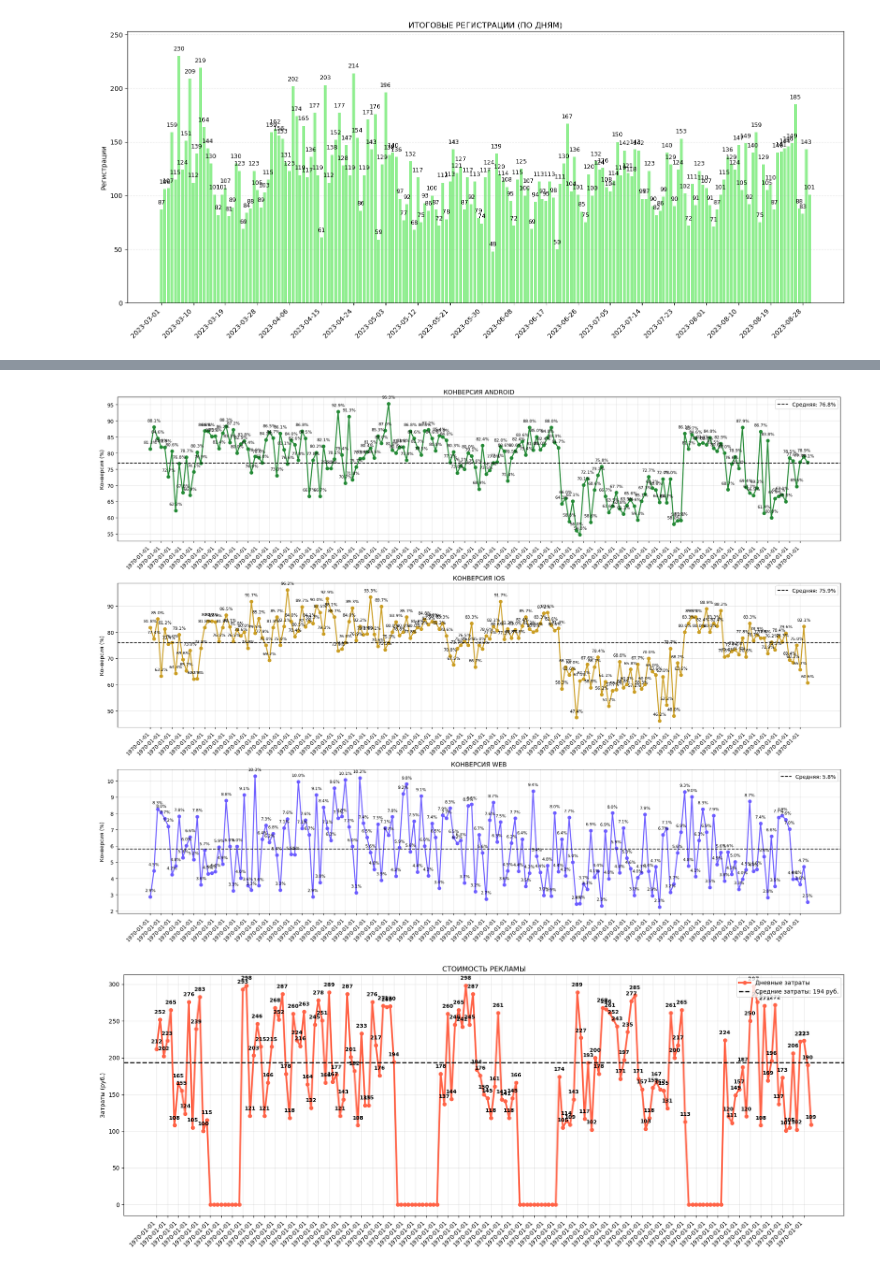
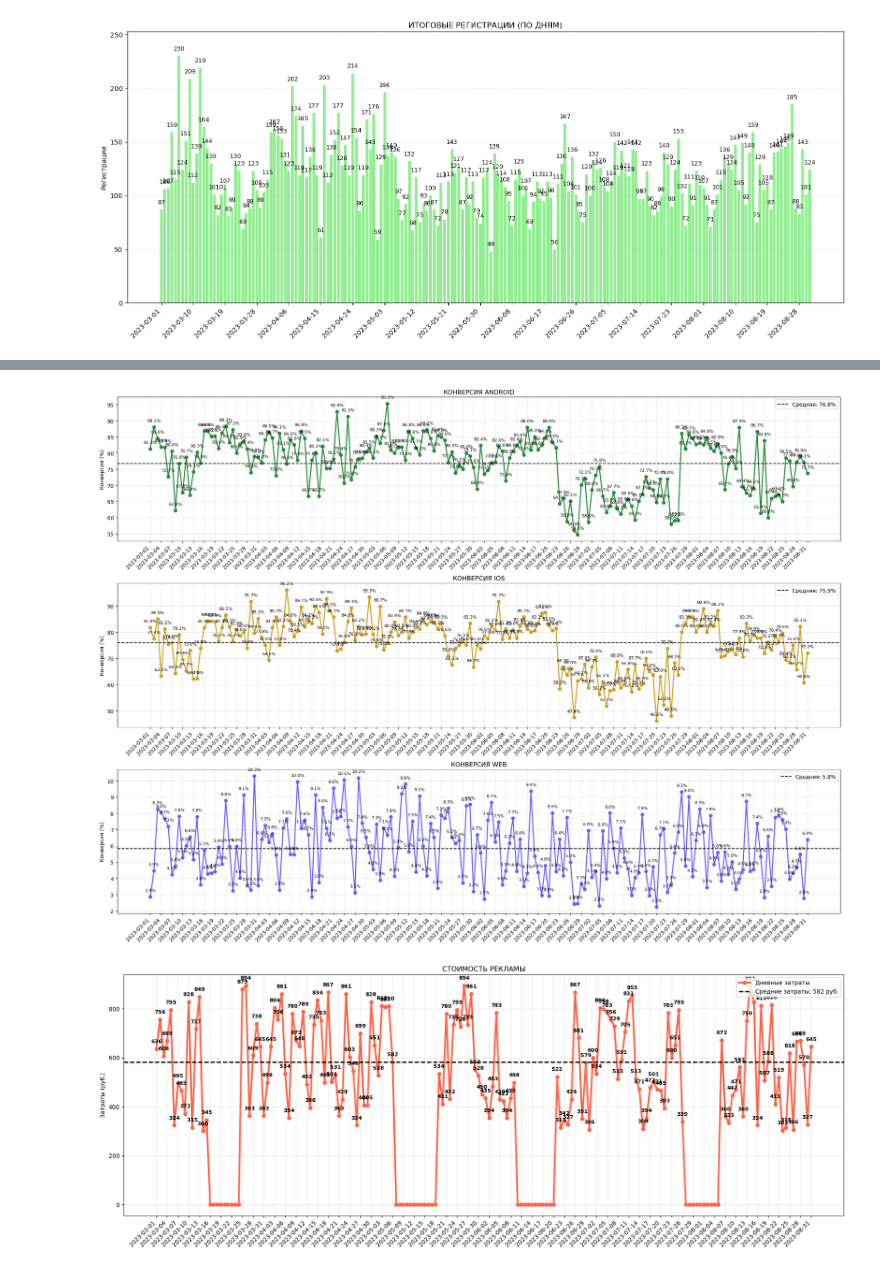
Before and after one commit to EvgenyPerevera/data-analytics-project-100, a Jupyter notebook: charts_project.ipynb, the cells around one changed output, grey strips where cells are left out. Cells and saved outputs as stored; diff of their text form; code cells hidden in the pictures.

```diff
--- a/charts_project.ipynb
+++ b/charts_project.ipynb
@@ -627,13 +646,24 @@ plt.show()
 fig, axes = plt.subplots(3, 1, figsize=(20, 15))
 step = 3
 platform_data = final_df.copy()
+
+# Преобразуем date_group в datetime для фильтрации
+platform_data['date_group_dt'] = pd.to_datetime(platform_data['date_group'], unit='ms')
+
+# Фильтруем по дате
+start_date = pd.Timestamp(START_DATE)
+end_date = pd.Timestamp(END_DATE)
+platform_data = platform_data[
+    (platform_data['date_group_dt'] >= start_date) &
+    (platform_data['date_group_dt'] <= end_date)
+].copy()
+
 for idx, platform in enumerate(['android', 'ios', 'web']):
     ax = axes[idx]
-    platform_df = platform_data.query('platform == @platform').sort_values('date_group')
-    platform_df['date_group'] = pd.to_datetime(platform_df['date_group'])
+    platform_df = platform_data.query('platform == @platform').sort_values('date_group_dt')
 
     x_positions = range(len(platform_df))
-    dates = platform_df['date_group'].dt.strftime('%Y-%m-%d')
+    dates = platform_df['date_group_dt'].dt.strftime('%Y-%m-%d')
 
     ax.plot(x_positions, platform_df['conversion'],
             color=["#238935", "#CB9E24", "#6C5CFF"][idx], linewidth=2, marker='o')
@@ -659,23 +689,37 @@ for idx, platform in enumerate(['android', 'ios', 'web']):
 
 plt.tight_layout()
 
-#Сохраняем и показываем график
+# Сохраняем и показываем график
 plt.savefig(charts_dir / 'total_conversion_by_platform.png', dpi=300, bbox_inches='tight')
 plt.show()
 # %% [output]
-[figure, old version]
+[figure, new version]
 # %%
 # ГРАФИК СТОИМОСТИ РЕКЛАМЫ
 
 plt.figure(figsize=(18, 7))
 
 # Преобразуем даты
-ads_final['date_group_dt'] = pd.to_datetime(ads_final['date_group'])
-dates_formatted = ads_final['date_group_dt'].dt.strftime('%Y-%m-%d')
-x_positions = range(len(ads_final))
+ads_final['date_group_dt'] = pd.to_datetime(ads_final['date_group'], unit='ms')
+
+# Фильтруем по дате
+start_date = pd.Timestamp(START_DATE)
+end_date = pd.Timestamp(END_DATE)
+filtered_ads = ads_final[(ads_final['date_group_dt'] >= start_date) &
+                        (ads_final['date_group_dt'] <= end_date)].copy()
+
+# Агрегируем затраты по дням (суммируем по всем платформам за день)
+daily_costs = filtered_ads.groupby('date_group_dt')['cost'].sum().reset_index()
+
+# Сортируем по дате
+daily_costs = daily_costs.sort_values('date_group_dt')
+
+# Форматируем даты
+dates_formatted = daily_costs['date_group_dt'].dt.strftime('%Y-%m-%d')
+x_positions = range(len(daily_costs))
 
 # Строим график
-plt.plot(x_positions, ads_final['cost'],
+plt.plot(x_positions, daily_costs['cost'],
          color='tomato',
          linewidth=3,
          marker='o',
@@ -683,43 +727,43 @@ plt.plot(x_positions, ads_final['cost'],
          label='Дневные затраты')
 
 # Добавляем подписи
-for pos, cost in zip(x_positions, ads_final['cost']):
+for pos, cost in zip(x_positions, daily_costs['cost']):
     if cost > 0:
         plt.annotate(f'{int(cost)}',
                      xy=(pos, cost),
                      xytext=(0, 10),
                      textcoords='offset points',
                      ha='center',
                      fontsize=9,
                      fontweight='bold',
                      color='black')
 
 # Добавляем среднюю линию
-days_with_cost = ads_final[ads_final['cost'] > 0]
+days_with_cost = daily_costs[daily_costs['cost'] > 0]
 if len(days_with_cost) > 0:
     avg_cost = days_with_cost['cost'].mean()
     plt.axhline(y=avg_cost, color='black', linestyle='--', linewidth=2,
                label=f'Средние затраты: {avg_cost:.0f} руб.')
 
 # Настраиваем оформление графика
 plt.title('СТОИМОСТЬ РЕКЛАМЫ')
 plt.ylabel('Затраты (руб.)')
 
 # Устанавливаем шаг
 step = 3
-xticks_positions = list(range(0, len(ads_final), step))
-xticks_labels = [dates_formatted[i] for i in xticks_positions]
+xticks_positions = list(range(0, len(daily_costs), step))
+xticks_labels = [dates_formatted.iloc[i] for i in xticks_positions]
 
 plt.xticks(xticks_positions, xticks_labels, rotation=45, ha='right')
 plt.legend(loc='upper right')
 plt.grid(True, alpha=0.3)
 plt.tight_layout()
 
 # Сохраняем и показываем график
 plt.savefig(charts_dir / 'campaigns_cost_by_date.png', dpi=300, bbox_inches='tight')
 plt.show()
 # %% [output]
-[figure, old version]
+[figure, new version]
 # %%
 # ДВОЙНОЙ ГРАФИК С РЕКЛАМНЫМИ КАМПАНИЯМИ
 
```
Also changed, not shown: parts of 10 cells of this notebook, 10 other files.
